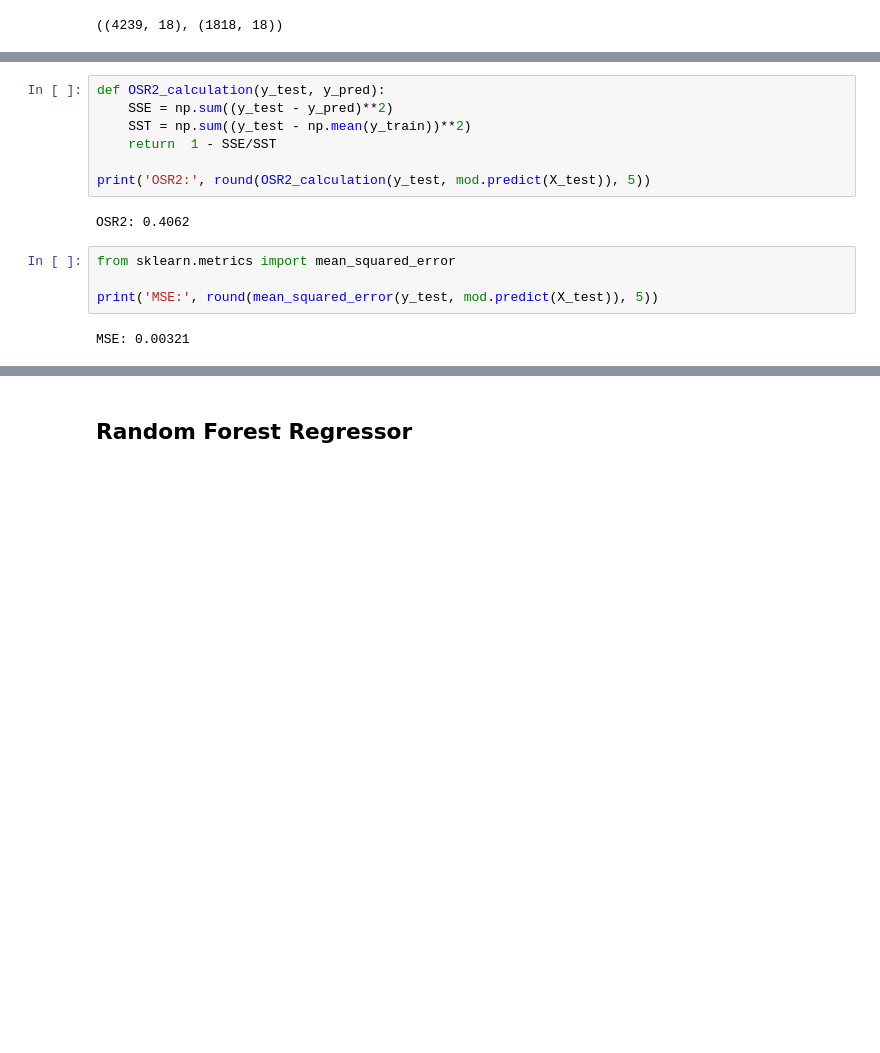
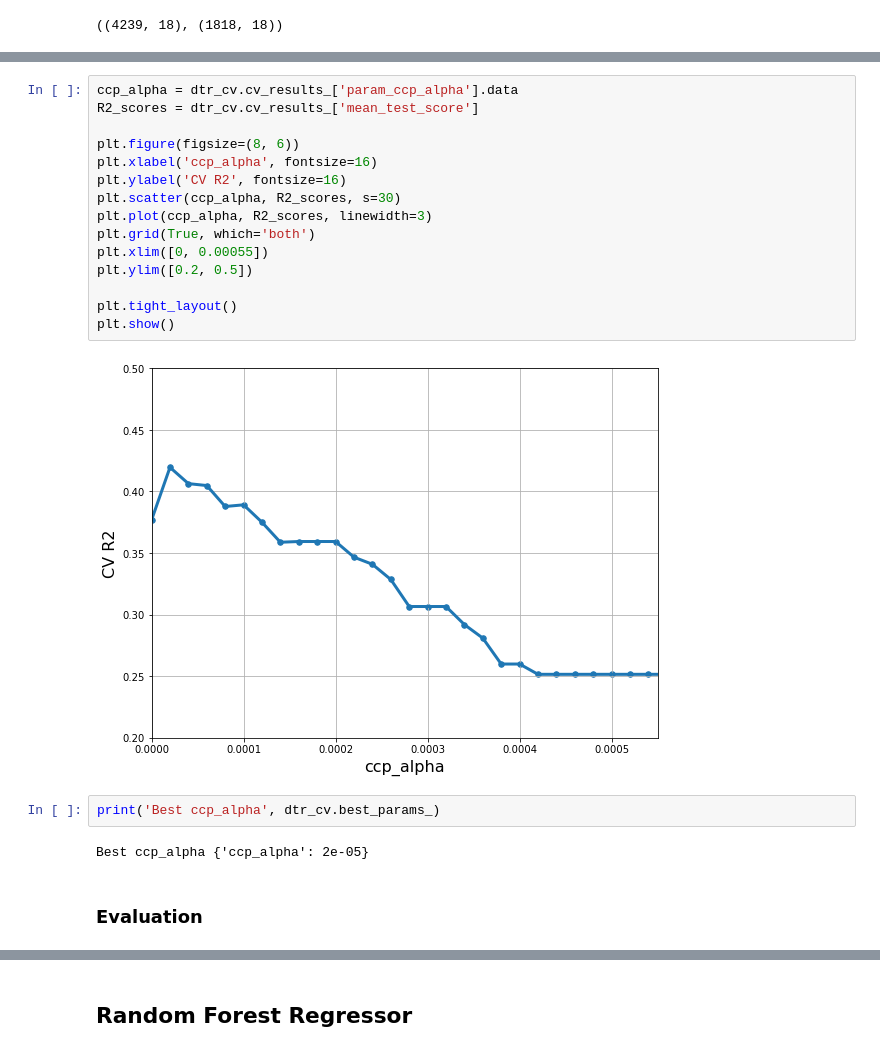
Before and after one commit to paulgrigas/IEOR-142-242-Python-Project, a Jupyter notebook: Lab 5/New_Lab5_v1.ipynb, the cells around one changed output, grey strips where cells are left out. Cells and saved outputs as stored; diff of their text form; blank space fills up the shorter version.

```diff
--- a/Lab 5/New_Lab5_v1.ipynb
+++ b/Lab 5/New_Lab5_v1.ipynb
@@ -64,15 +71,23 @@ DecisionTreeRegressor(min_samples_leaf=5, min_samples_split=20, random_state=88)
-# %%
-def OSR2_calculation(y_test, y_pred):
-    SSE = np.sum((y_test - y_pred)**2)
-    SST = np.sum((y_test - np.mean(y_train))**2)
-    return  1 - SSE/SST
-
-print('OSR2:', round(OSR2_calculation(y_test, mod.predict(X_test)), 5))
-# %% [output]
-OSR2: 0.4062
-# %%
-from sklearn.metrics import mean_squared_error
-
-print('MSE:', round(mean_squared_error(y_test, mod.predict(X_test)), 5))
-# %% [output]
-MSE: 0.00321
+# %%
+ccp_alpha = dtr_cv.cv_results_['param_ccp_alpha'].data
+R2_scores = dtr_cv.cv_results_['mean_test_score']
+
+plt.figure(figsize=(8, 6))
+plt.xlabel('ccp_alpha', fontsize=16)
+plt.ylabel('CV R2', fontsize=16)
+plt.scatter(ccp_alpha, R2_scores, s=30)
+plt.plot(ccp_alpha, R2_scores, linewidth=3)
+plt.grid(True, which='both')
+plt.xlim([0, 0.00055])
+plt.ylim([0.2, 0.5])
+
+plt.tight_layout()
+plt.show()
+# %% [output]
+[figure, added]
+# %%
+print('Best ccp_alpha', dtr_cv.best_params_)
+# %% [output]
+Best ccp_alpha {'ccp_alpha': 2e-05}
+# %% [markdown]
+### Evaluation
```
Also changed, not shown: parts of 62 cells of this notebook.
